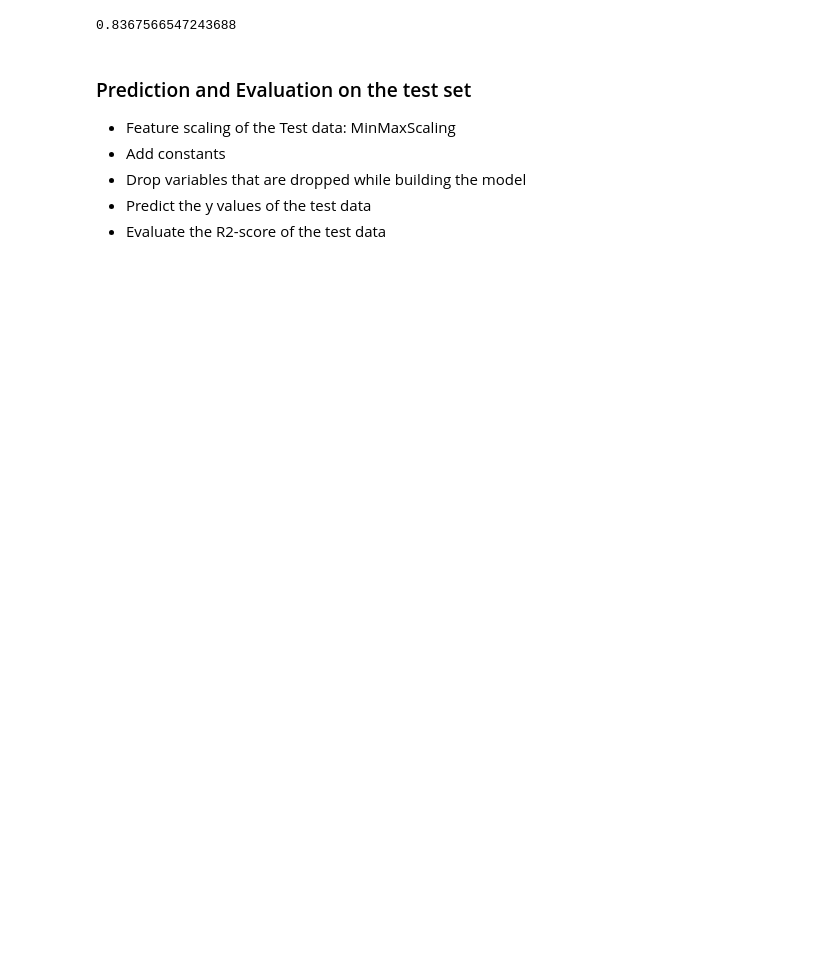
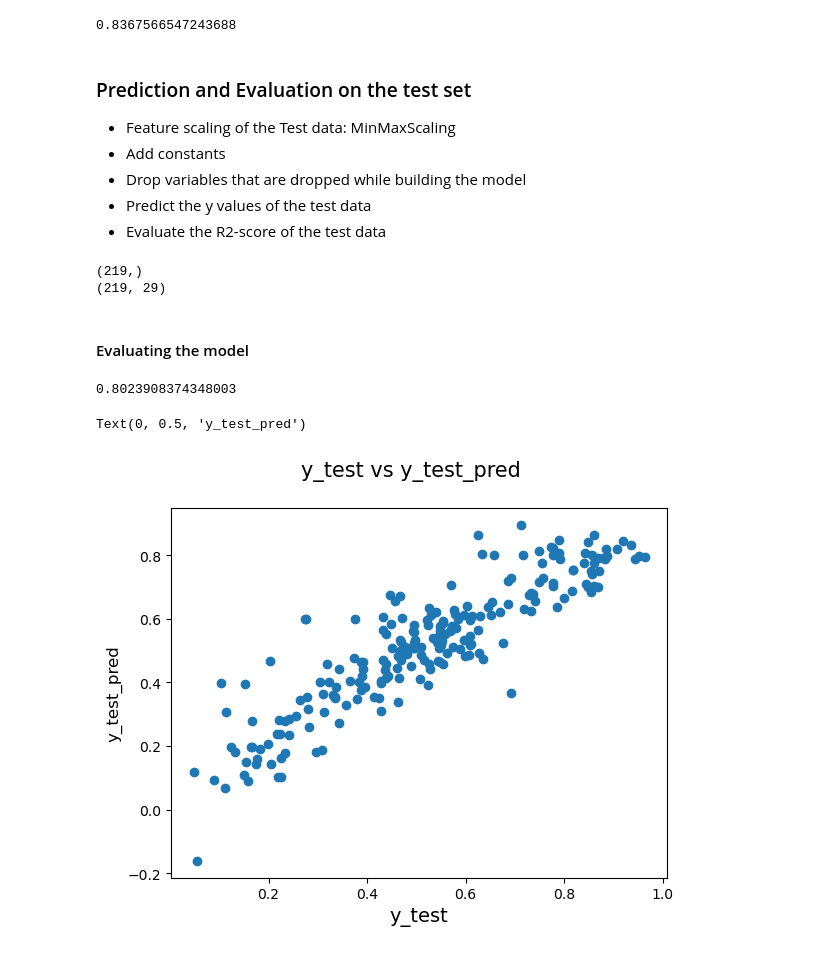
Before and after one commit to karthikgadepalli/BikeSharingAssignment, a Jupyter notebook: BikeSharingAssignment_MLR.ipynb, the cells around one changed output. Saved outputs shown, nothing was run; the diff lists cells and outputs as text; code cells hidden in the pictures; blank space fills up the shorter version.

Commit message:
Added the Residual analysis, Prediction and Evaluation of the test data
Signed-off-by: Karthik Gadepalli <karthik.gadepalli@gmail.com>

```diff
--- a/BikeSharingAssignment_MLR.ipynb
+++ b/BikeSharingAssignment_MLR.ipynb
@@ -613,3 +615,41 @@ r2_score(y_train,y_train_pred)
 - Drop variables that are dropped while building the model
 - Predict the y values of the test data
 - Evaluate the R2-score of the test data
+# %%
+# Feature scaling of the Test data: MinMaxScaling
+# Test data to be transformed only, no fitting
+bike_df_test[['temp', 'atemp', 'hum', 'windspeed', 'cnt']] = scaler.transform(bike_df_test[['temp', 'atemp', 'hum', 'windspeed', 'cnt']])
+# %%
+# Dividing into X and y sets for the testing
+y_test = bike_df_test.pop('cnt')
+X_test = bike_df_test
+# %%
+print(y_test.shape)
+print(X_test.shape)
+# %% [output]
+(219,)
+(219, 29)
+# %%
+# Predicting test data values
+features4 = ['yr', 'holiday', 'temp', 'windspeed',
+        'season_spring', 'season_summer', 'season_winter', 'mnth_jan',
+        'mnth_jul', 'mnth_sep', 'weathersit_cloudy',
+        'weathersit_drizzle']
+y_test_pred = lr.predict(X_test[features4])
+# %% [markdown]
+#### Evaluating the model
+# %%
+# Evaluate the R2-score of the test data
+r2_score(y_test, y_test_pred)
+# %% [output]
+0.8023908374348003
+# %%
+# Plotting scatter plot between y_test and y_test_pred
+fig = plt.figure()
+plt.scatter(y_test, y_test_pred)
+fig.suptitle('y_test vs y_test_pred', fontsize = 15)
+plt.xlabel('y_test', fontsize = 14)
+plt.ylabel('y_test_pred', fontsize = 12)
+# %% [output]
+Text(0, 0.5, 'y_test_pred')
+[figure, added]
```
Also changed, not shown: parts of 8 cells of this notebook.
